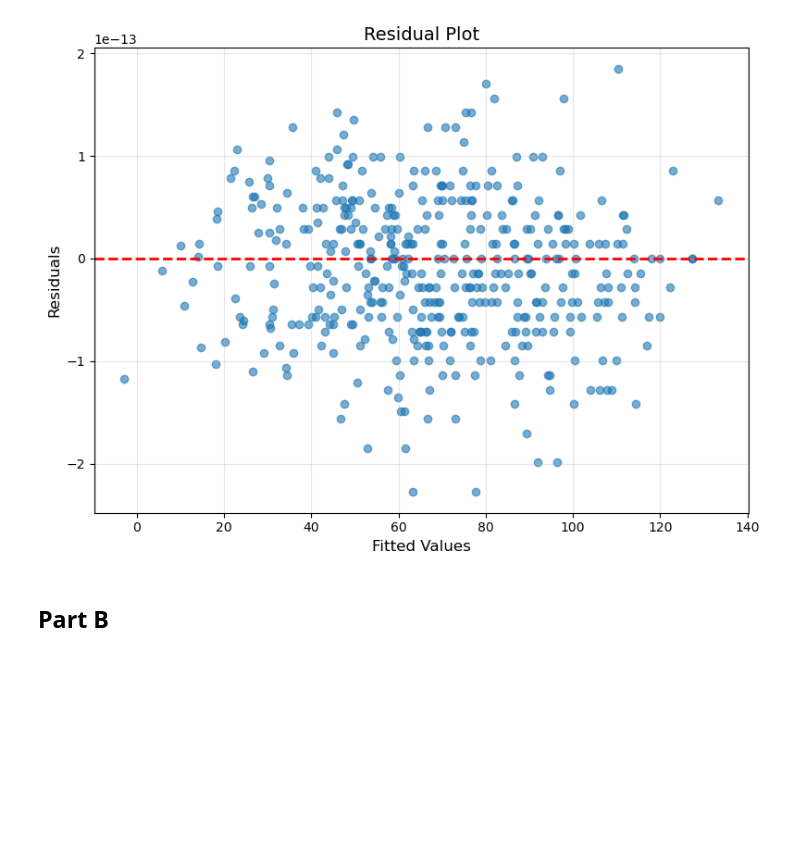
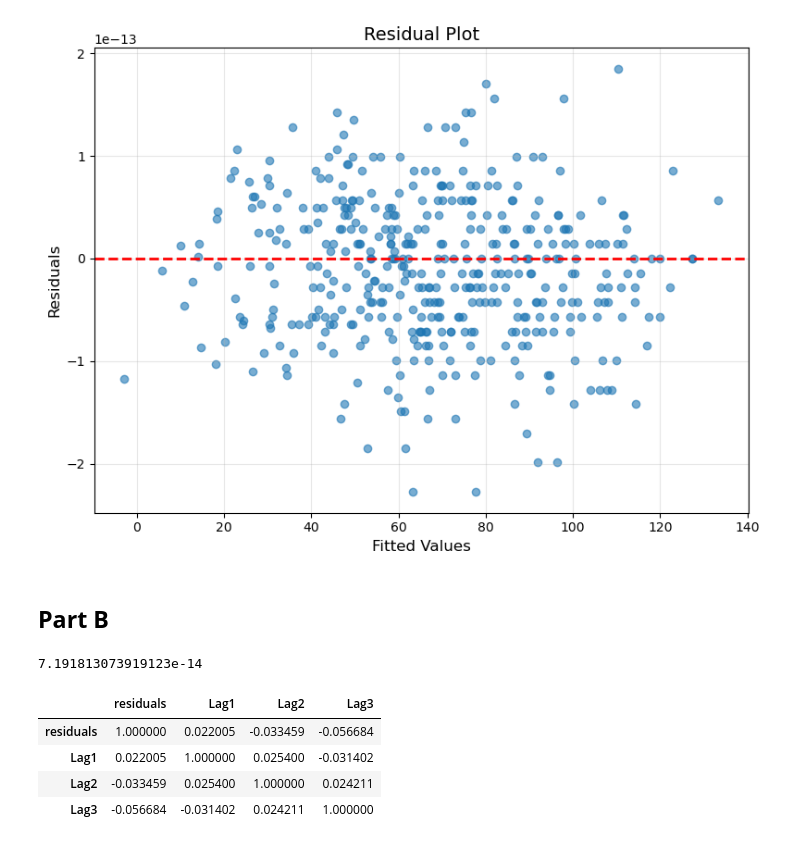
Before and after one commit to lucas-ben/mba-business-analytics, a Jupyter notebook: courses/predictive-modelling/assignment_one.ipynb, the cells around one changed output. Drawn from its saved outputs; the diff is of its cells as text; code cells hidden in the pictures; blank space fills up the shorter version.

```diff
--- a/courses/predictive-modelling/assignment_one.ipynb
+++ b/courses/predictive-modelling/assignment_one.ipynb
@@ -118,8 +101,8 @@ strong multicollinearity or other numerical problems.
 # %%
 fig, ax = plt.subplots(figsize=(8, 6))
 
-residuals = baseline_model_update.resid
-ax.scatter(baseline_model_update.fittedvalues, residuals, alpha=0.6)
+residuals = model.resid
+ax.scatter(model.fittedvalues, residuals, alpha=0.6)
 ax.axhline(y=0, color='r', linestyle='--', linewidth=2)
 
 ax.set_xlabel("Fitted Values", fontsize=12)
@@ -132,3 +115,21 @@ plt.show()
 [figure]
 # %% [markdown]
 ## **Part B**
+# %%
+std_dev = np.sqrt(model.mse_resid)
+std_dev # standard deviation of the residuals
+# %% [output]
+7.191813073919123e-14
+# %%
+ac = residuals.to_frame(name='residuals')
+ac['Lag1'] = residuals.shift(1)
+ac['Lag2'] = residuals.shift(2)
+ac['Lag3'] = residuals.shift(3)
+# %%
+ac.corr()
+# %% [output]
+|  | residuals | Lag1 | Lag2 | Lag3 |
+| residuals | 1.000000 | 0.022005 | -0.033459 | -0.056684 |
+| Lag1 | 0.022005 | 1.000000 | 0.025400 | -0.031402 |
+| Lag2 | -0.033459 | 0.025400 | 1.000000 | 0.024211 |
+| Lag3 | -0.056684 | -0.031402 | 0.024211 | 1.000000 |
```
Also changed, not shown: parts of 4 cells of this notebook.
